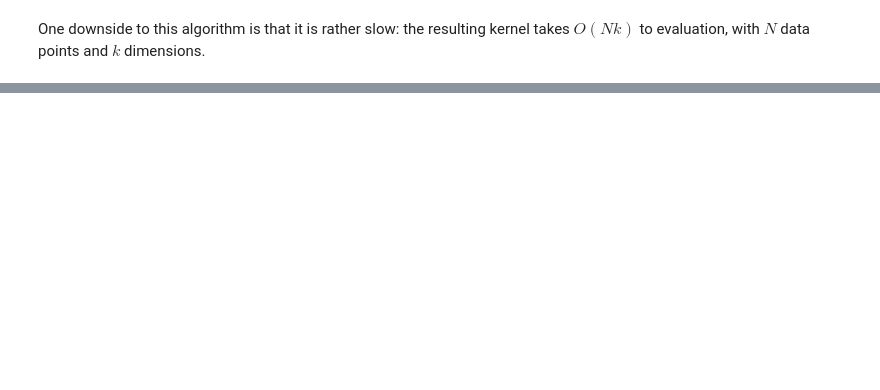
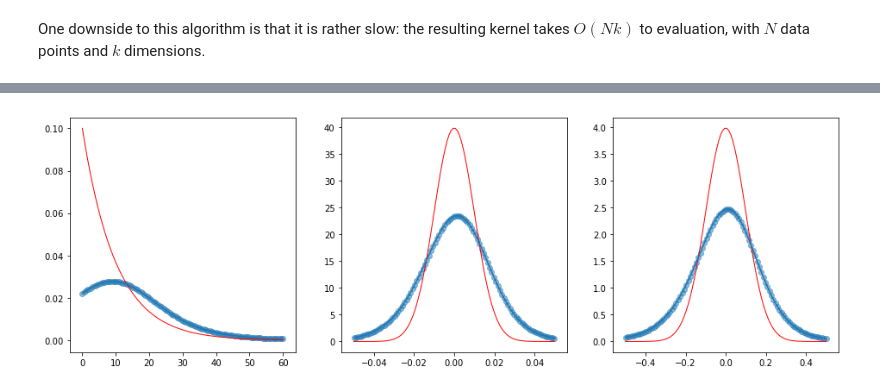
Before and after one commit to QuantCrimAtLeeds/PredictCode, a Jupyter notebook: Kernel estimation.ipynb, the cells around one changed output, grey strips where cells are left out. Cells and saved outputs as stored; diff of their text form; code cells hidden in the pictures; blank space fills up the shorter version.

```diff
--- a/Kernel estimation.ipynb
+++ b/Kernel estimation.ipynb
@@ -174,0 +216,9 @@ One downside to this algorithm is that it is rather slow: the resulting kernel t
+# %%
+def space_time_sample(length=1):
+    t = np.random.exponential(10, size=length)
+    x = np.random.normal(scale=0.01, size=length)
+    y = np.random.normal(scale=0.1, size=length)
+    return np.vstack([t,x,y])
+
+data_3d = space_time_sample(100)
+kth_kernel_3d = open_cp.kernels.kth_nearest_neighbour_gaussian_kde(data_3d, k=20)
@@ -174,0 +249,35 @@ One downside to this algorithm is that it is rather slow: the resulting kernel t
+# %%
+def tx_marginal(t, x):
+    return scipy.integrate.quad(lambda y : kth_kernel_3d([t,x,y]), -1, 1)[0]
+def ty_marginal(t, y):
+    return scipy.integrate.quad(lambda x : kth_kernel_3d([t,x,y]), -0.2, 0.2)[0]
+def t_marginal(t):
+    return scipy.integrate.quad(lambda x : tx_marginal(t, x), -0.2, 0.2)[0]
+def x_marginal(x):
+    return scipy.integrate.quad(lambda t : tx_marginal(t, x), -30, 100)[0]
+def y_marginal(y):
+    return scipy.integrate.quad(lambda t : ty_marginal(t, y), -30, 100)[0]
+
+def plot_calculated_estimated_marginals(ax, data, k):
+    tc = np.linspace(0,60,100)
+    ax[0].plot(tc, open_cp.kernels.marginal_knng(data, 0, k)(tc))
+    xc = np.linspace(-0.05,0.05,100)
+    ax[1].plot(xc, open_cp.kernels.marginal_knng(data, 1, k)(xc))
+    yc = np.linspace(-0.5,0.5,100)
+    ax[2].plot(yc, open_cp.kernels.marginal_knng(data, 2, k)(yc))
+    return tc, xc, yc
+
+ax = plot_actual_marginals()
+tc, xc, yc = plot_calculated_estimated_marginals(ax, data_3d, k=20)
+
+actual = [t_marginal(t) for t in tc]
+ax[0].scatter(tc, actual, alpha=0.5)
+
+actual = [x_marginal(x) for x in xc]
+ax[1].scatter(xc, actual, alpha=0.5)
+
+actual = [y_marginal(y) for y in yc]
+ax[2].scatter(yc, actual, alpha=0.5)
+None
+# %% [output]
+[figure, added]
```
Also changed, not shown: parts of 17 cells of this notebook, 8 other files.
